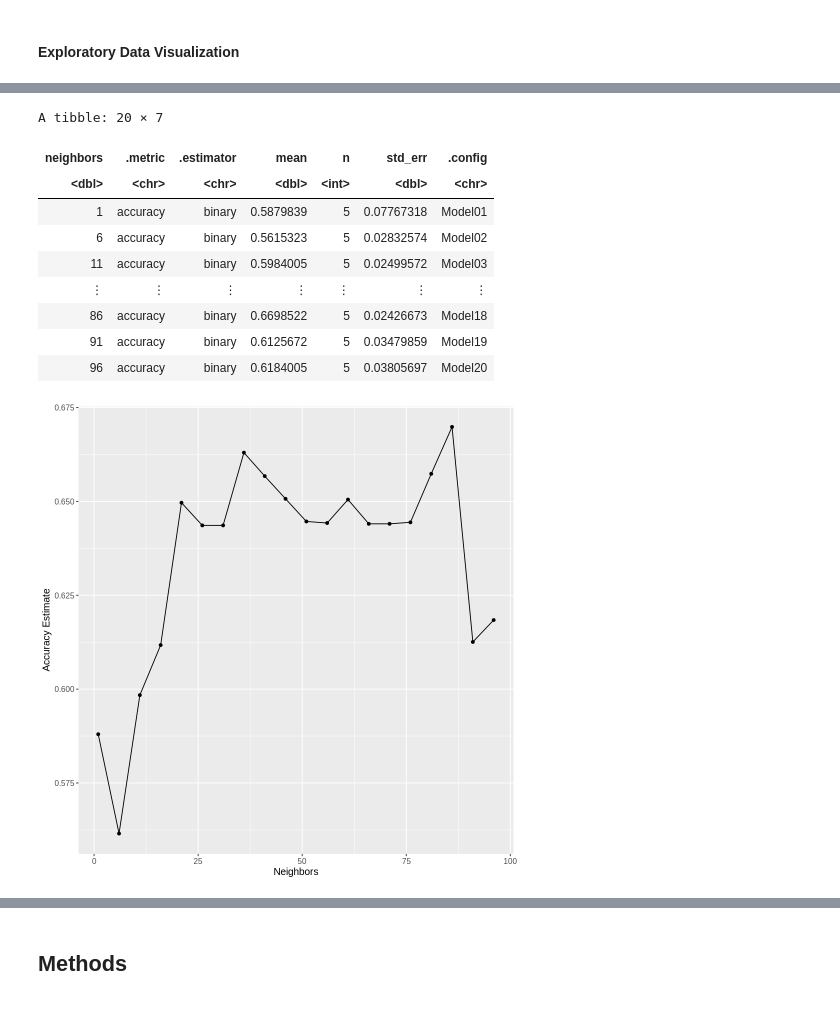
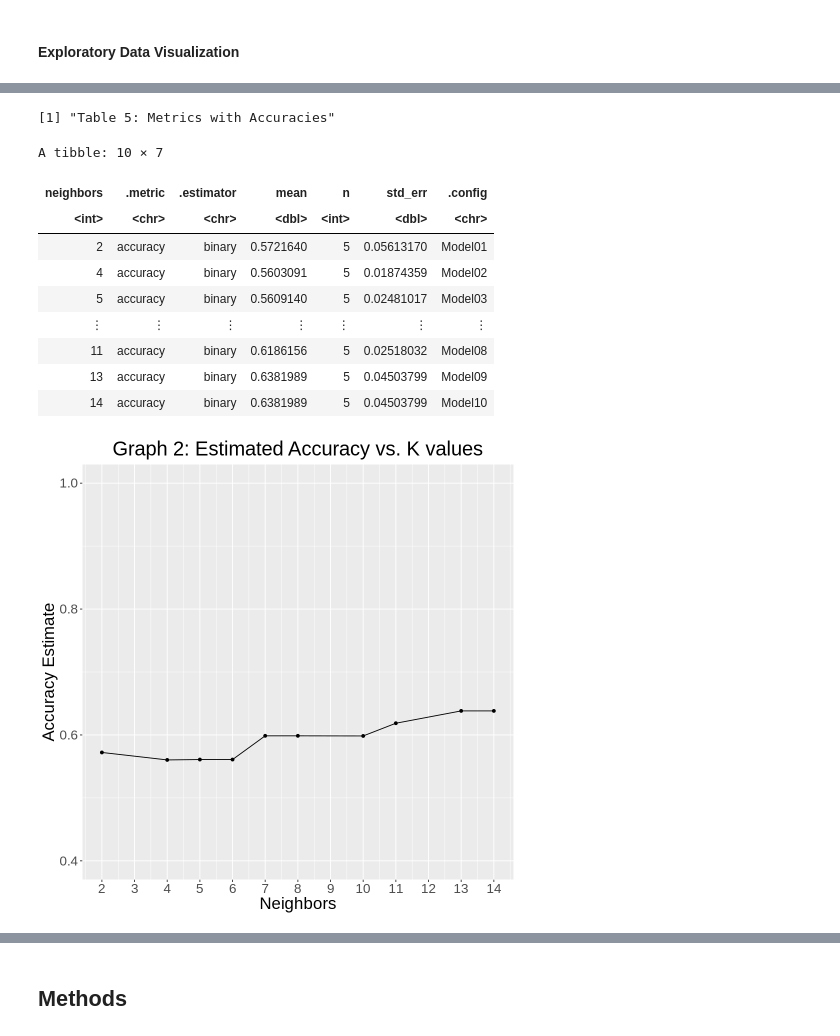
Before and after one commit to m2icocoa/group_project_team_6, a Jupyter notebook: proposal.ipynb, the cells around one changed output, grey strips where cells are left out. Drawn from its saved outputs; the diff is of its cells as text; code cells hidden in the pictures.

```diff
--- a/proposal.ipynb
+++ b/proposal.ipynb
@@ -20,22 +26,18 @@ library(repr)
 library(dplyr)
 options(repr.matrix.max.rows = 6)
 # %%
-sonar <- read_csv(
-    "https://archive.ics.uci.edu/ml/machine-learning-databases/undocumented/connectionist-bench/sonar/sonar.all-data",
-    col_names = FALSE)
+sonar <- read_csv("https://archive.ics.uci.edu/ml/machine-learning-databases/undocumented/connectionist-bench/sonar/sonar.all-data",
+                  col_names = FALSE)
 
 set.seed(2022)
 
 sonar_column_names <- c()
-for (i  in 1:60) {
-    sonar_column_names <- c(sonar_column_names, paste("AA", as.character(i), sep = "_"))
-}
+for (i  in 1:60) {sonar_column_names <- c(sonar_column_names, paste("AA", as.character(i), sep = "_"))}
 sonar_column_names <- c(sonar_column_names, "Rocks_or_Mines")
-
 colnames(sonar) <- sonar_column_names
 
 sonar <- sonar %>% mutate(Rocks_or_Mines = as_factor(Rocks_or_Mines))
-
+print("Table 1: Sonar Raw Data")
 sonar
 # %% [output]
 Parsed with column specification:
@@ -135,42 +158,47 @@ sonar_longer %>% ggplot(aes(x = return_measurement)) +
 # %%
+set.seed(2022)
 sonar_vfold <- vfold_cv(sonar_training, v = 5, strata = Rocks_or_Mines)
 
 knn_spec <- nearest_neighbor(weight_func = "rectangular", neighbors = tune()) %>%
     set_engine("kknn") %>%
     set_mode("classification")
 
 sonar_recipe <- recipe(Rocks_or_Mines ~ AA_1 + AA_2 + AA_3 + AA_4 + AA_5, data = sonar_training) %>%
     step_scale(all_predictors()) %>%
     step_center(all_predictors())
 
-k_vals <- tibble(neighbors = seq(from = 1, to = 100, by = 5))
-
 knn_results <- workflow() %>%
     add_recipe(sonar_recipe) %>%
     add_model(knn_spec) %>%
-    tune_grid(resamples = sonar_vfold, grid = k_vals) %>%
+    tune_grid(resamples = sonar_vfold, grid = 10) %>%
     collect_metrics()
 
 accuracies <- knn_results %>%
     filter(.metric == "accuracy")
+print("Table 5: Metrics with Accuracies")
 accuracies
 
 accuracy_vs_k <- ggplot(accuracies, aes(x = neighbors, y = mean)) +
-  geom_point() +
-  geom_line() +
-  labs(x = "Neighbors", y = "Accuracy Estimate") +
-  theme(text = element_text(size = 12))
+    geom_point() +
+    geom_line() +
+    labs(x = "Neighbors", y = "Accuracy Estimate") +
+    ggtitle("Graph 2: Estimated Accuracy vs. K values") +
+    scale_x_continuous(breaks = seq(0, 20, by = 1)) +
+    scale_y_continuous(limits = c(0.4, 1.0)) +
+    theme(plot.title = element_text(hjust = 0.5),
+          text = element_text(size = 20))
 
 accuracy_vs_k
 # %% [output]
-A tibble: 20 × 7
+[1] "Table 5: Metrics with Accuracies"
+A tibble: 10 × 7
 | neighbors | .metric | .estimator | mean | n | std_err | .config |
-| <dbl> | <chr> | <chr> | <dbl> | <int> | <dbl> | <chr> |
-| 1 | accuracy | binary | 0.5879839 | 5 | 0.07767318 | Model01 |
-| 6 | accuracy | binary | 0.5615323 | 5 | 0.02832574 | Model02 |
-| 11 | accuracy | binary | 0.5984005 | 5 | 0.02499572 | Model03 |
+| <int> | <chr> | <chr> | <dbl> | <int> | <dbl> | <chr> |
+| 2 | accuracy | binary | 0.5721640 | 5 | 0.05613170 | Model01 |
+| 4 | accuracy | binary | 0.5603091 | 5 | 0.01874359 | Model02 |
+| 5 | accuracy | binary | 0.5609140 | 5 | 0.02481017 | Model03 |
 | ⋮ | ⋮ | ⋮ | ⋮ | ⋮ | ⋮ | ⋮ |
-| 86 | accuracy | binary | 0.6698522 | 5 | 0.02426673 | Model18 |
-| 91 | accuracy | binary | 0.6125672 | 5 | 0.03479859 | Model19 |
-| 96 | accuracy | binary | 0.6184005 | 5 | 0.03805697 | Model20 |
+| 11 | accuracy | binary | 0.6186156 | 5 | 0.02518032 | Model08 |
+| 13 | accuracy | binary | 0.6381989 | 5 | 0.04503799 | Model09 |
+| 14 | accuracy | binary | 0.6381989 | 5 | 0.04503799 | Model10 |
-[figure, old version]
+[figure, new version]
```
Also changed, not shown: parts of 16 cells of this notebook.
